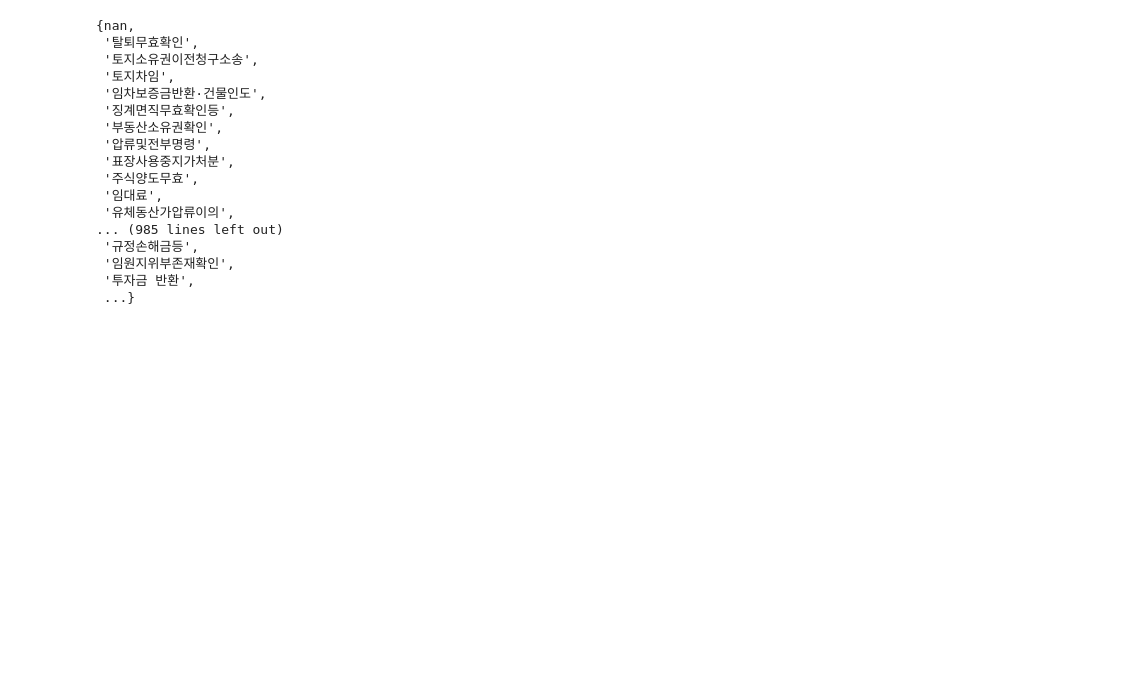
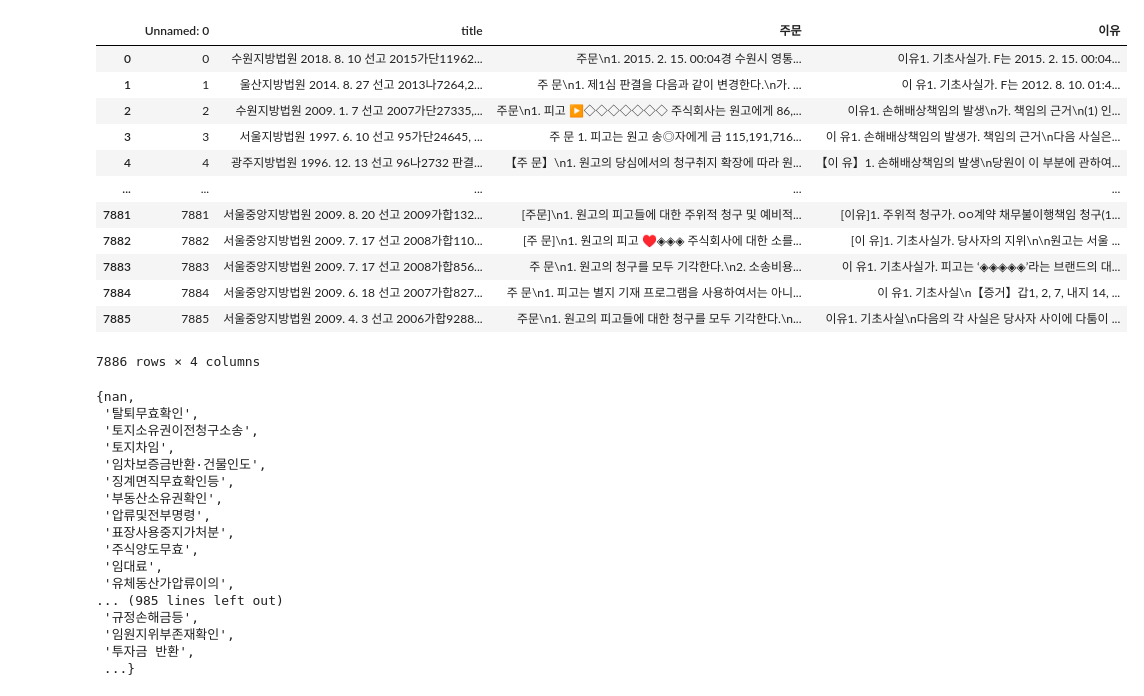
Before and after one commit to park1997/IndustrialSystemsEngineering_Project, a Jupyter notebook: 손해배상.ipynb, the cells around one changed output. Drawn from its saved outputs; the diff is of its cells as text; code cells hidden in the pictures; blank space fills up the shorter version.

```diff
--- a/손해배상.ipynb
+++ b/손해배상.ipynb
@@ -17,6 +17,23 @@ from sklearn.cluster import KMeans
 from sklearn.feature_extraction.text import TfidfVectorizer,CountVectorizer
 from sklearn.manifold import TSNE
 import seaborn as sns
+# %%
+info2_df = pd.read_csv("train.csv")
+info2_df
+# %% [output]
+|  | Unnamed: 0 | title | 주문 | 이유 |
+| 0 | 0 | 수원지방법원 2018. 8. 10 선고 2015가단11962... | 주문\n1. 2015. 2. 15. 00:04경 수원시 영통... | 이유1. 기초사실가. F는 2015. 2. 15. 00:04... |
+| 1 | 1 | 울산지방법원 2014. 8. 27 선고 2013나7264,2... | 주 문\n1. 제1심 판결을 다음과 같이 변경한다.\n가. ... | 이 유1. 기초사실가. F는 2012. 8. 10. 01:4... |
+| 2 | 2 | 수원지방법원 2009. 1. 7 선고 2007가단27335,... | 주문\n1. 피고 ▶◇◇◇◇◇◇◇ 주식회사는 원고에게 86,... | 이유1. 손해배상책임의 발생\n가. 책임의 근거\n(1) 인... |
+| 3 | 3 | 서울지방법원 1997. 6. 10 선고 95가단24645, ... | 주 문 1. 피고는 원고 송◎자에게 금 115,191,716... | 이 유1. 손해배상책임의 발생가. 책임의 근거\n다음 사실은... |
+| 4 | 4 | 광주지방법원 1996. 12. 13 선고 96나2732 판결... | 【주 문】\n1. 원고의 당심에서의 청구취지 확장에 따라 원... | 【이 유】1. 손해배상책임의 발생\n당원이 이 부분에 관하여... |
+| ... | ... | ... | ... | ... |
+| 7881 | 7881 | 서울중앙지방법원 2009. 8. 20 선고 2009가합132... | [주문]\n1. 원고의 피고들에 대한 주위적 청구 및 예비적... | [이유]1. 주위적 청구가. ○○계약 채무불이행책임 청구(1... |
+| 7882 | 7882 | 서울중앙지방법원 2009. 7. 17 선고 2008가합110... | [주 문]\n1. 원고의 피고 ♥◈◈◈ 주식회사에 대한 소를... | [이 유]1. 기초사실가. 당사자의 지위\n\n원고는 서울 ... |
+| 7883 | 7883 | 서울중앙지방법원 2009. 7. 17 선고 2008가합856... | 주 문\n1. 원고의 청구를 모두 기각한다.\n2. 소송비용... | 이 유1. 기초사실가. 피고는 ‘◈◈◈◈◈’라는 브랜드의 대... |
+| 7884 | 7884 | 서울중앙지방법원 2009. 6. 18 선고 2007가합827... | 주 문\n1. 피고는 별지 기재 프로그램을 사용하여서는 아니... | 이 유1. 기초사실\n【증거】갑1, 2, 7, 내지 14, ... |
+| 7885 | 7885 | 서울중앙지방법원 2009. 4. 3 선고 2006가합9288... | 주문\n1. 원고의 피고들에 대한 청구를 모두 기각한다.\n... | 이유1. 기초사실\n다음의 각 사실은 당사자 사이에 다툼이 ... |
+7886 rows × 4 columns
 # %%
 판례목록_df = pd.read_html("법령검색목록.html")
 판례목록_df = 판례목록_df[0]
```
